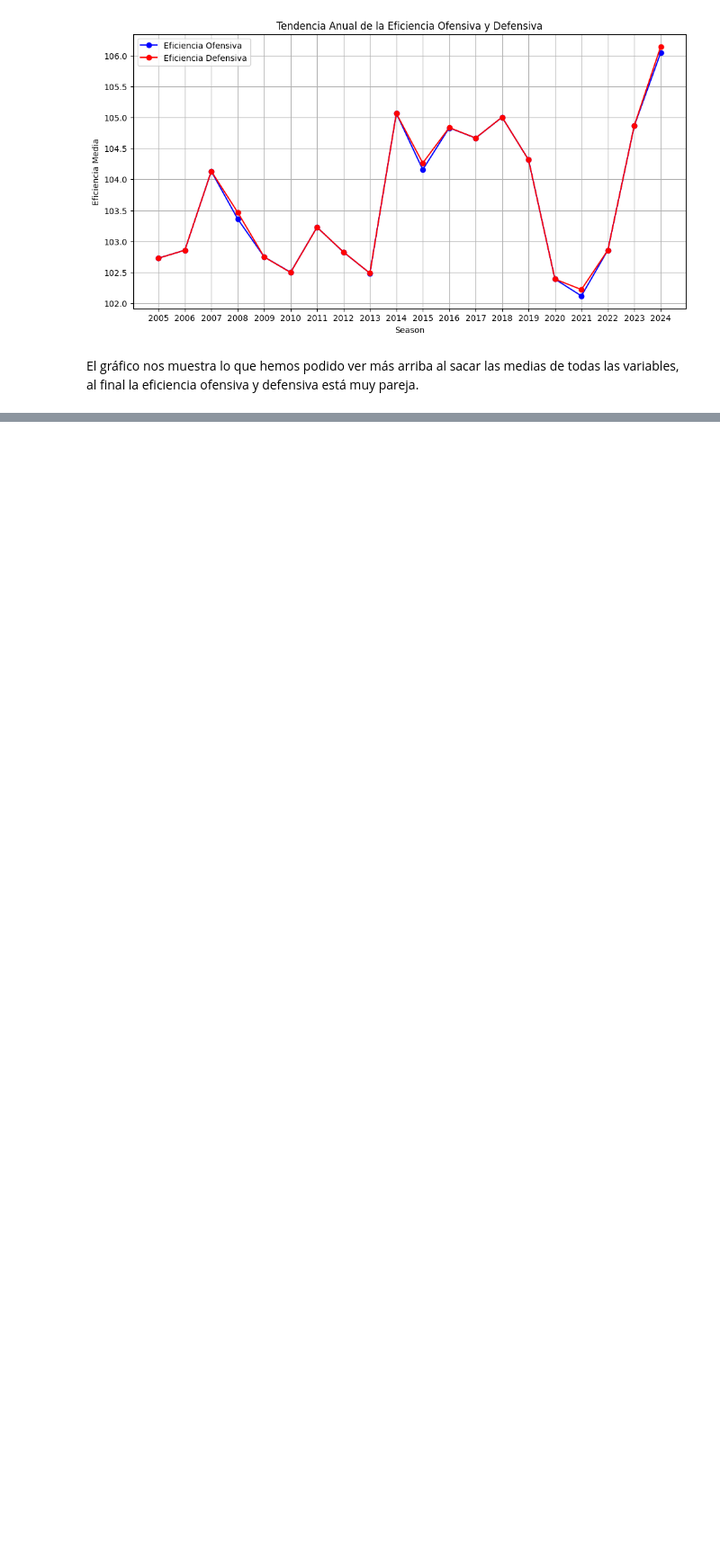
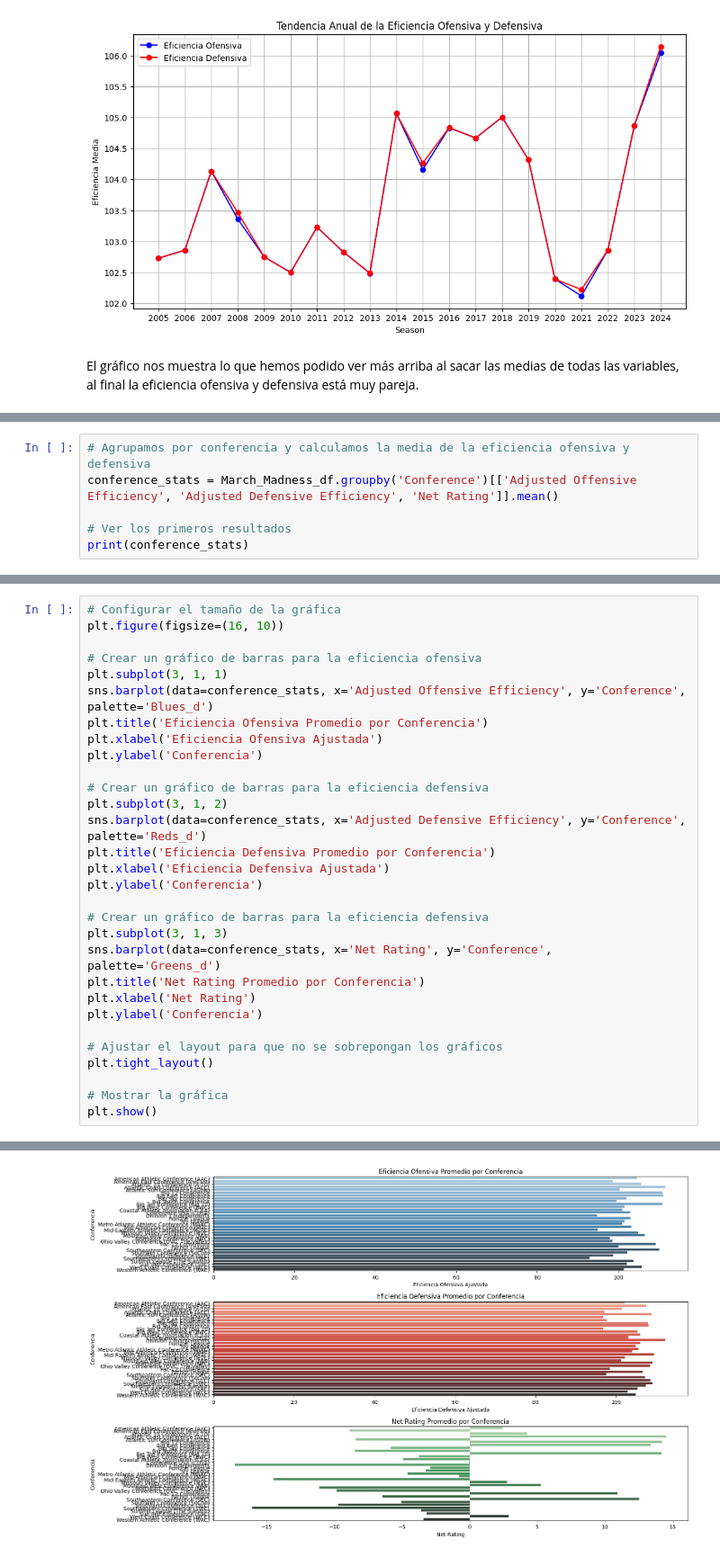
Before and after one commit to AlbertoVentura8/AnalisisDataset, a Jupyter notebook: MarchMad_Analisis.ipynb, the cells around one changed output, grey strips where cells are left out. Shown at 90% size. Saved outputs shown, nothing was run; the diff lists cells and outputs as text; blank space fills up the shorter version.

```diff
--- a/MarchMad_Analisis.ipynb
+++ b/MarchMad_Analisis.ipynb
@@ -325,0 +492,6 @@ Passing `palette` without assigning `hue` is deprecated and will be removed in v
+# %%
+# Agrupamos por conferencia y calculamos la media de la eficiencia ofensiva y defensiva
+conference_stats = March_Madness_df.groupby('Conference')[['Adjusted Offensive Efficiency', 'Adjusted Defensive Efficiency', 'Net Rating']].mean()
+
+# Ver los primeros resultados
+print(conference_stats)
@@ -325,0 +516,31 @@ Passing `palette` without assigning `hue` is deprecated and will be removed in v
+# %%
+# Configurar el tamaño de la gráfica
+plt.figure(figsize=(16, 10))
+
+# Crear un gráfico de barras para la eficiencia ofensiva
+plt.subplot(3, 1, 1)
+sns.barplot(data=conference_stats, x='Adjusted Offensive Efficiency', y='Conference', palette='Blues_d')
+plt.title('Eficiencia Ofensiva Promedio por Conferencia')
+plt.xlabel('Eficiencia Ofensiva Ajustada')
+plt.ylabel('Conferencia')
+
+# Crear un gráfico de barras para la eficiencia defensiva
+plt.subplot(3, 1, 2)
+sns.barplot(data=conference_stats, x='Adjusted Defensive Efficiency', y='Conference', palette='Reds_d')
+plt.title('Eficiencia Defensiva Promedio por Conferencia')
+plt.xlabel('Eficiencia Defensiva Ajustada')
+plt.ylabel('Conferencia')
+
+# Crear un gráfico de barras para la eficiencia defensiva
+plt.subplot(3, 1, 3)
+sns.barplot(data=conference_stats, x='Net Rating', y='Conference', palette='Greens_d')
+plt.title('Net Rating Promedio por Conferencia')
+plt.xlabel('Net Rating')
+plt.ylabel('Conferencia')
+
+# Ajustar el layout para que no se sobrepongan los gráficos
+plt.tight_layout()
+
+# Mostrar la gráfica
+plt.show()
+# %% [output]
@@ -325,0 +558 @@ Passing `palette` without assigning `hue` is deprecated and will be removed in v
+[figure, added]
```
Also changed, not shown: parts of 32 cells of this notebook.
